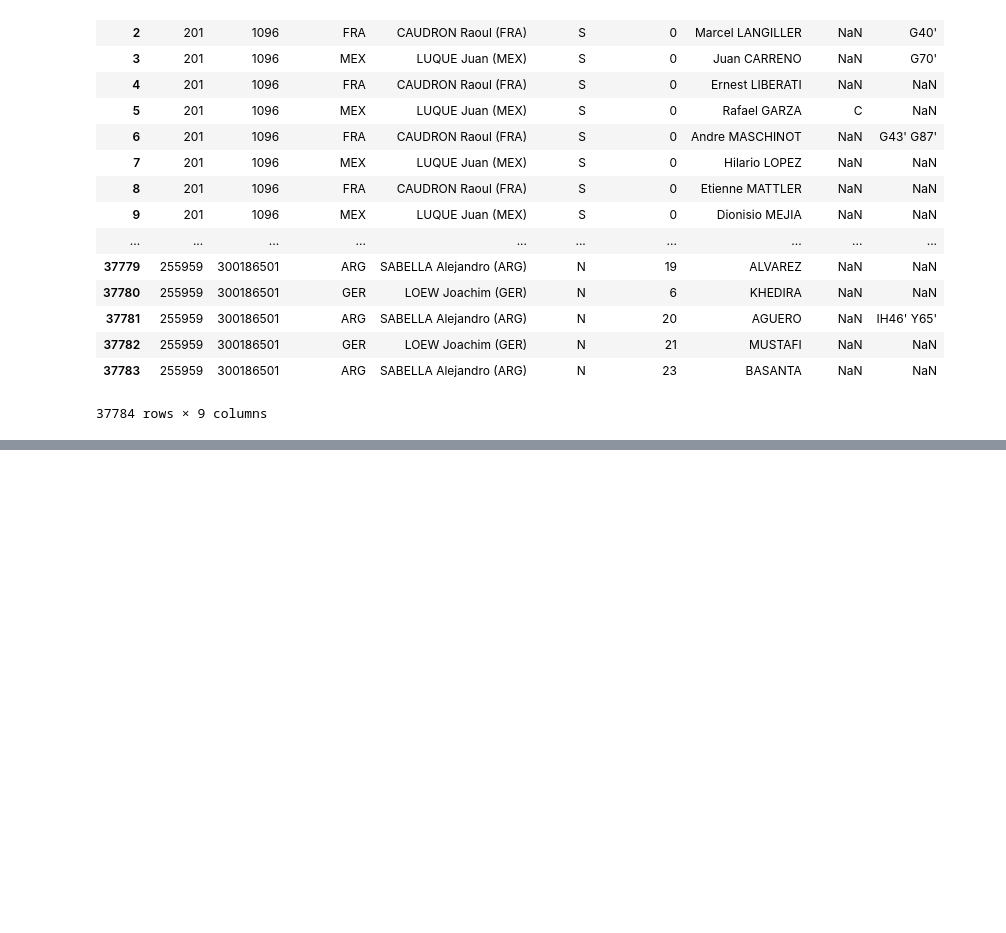
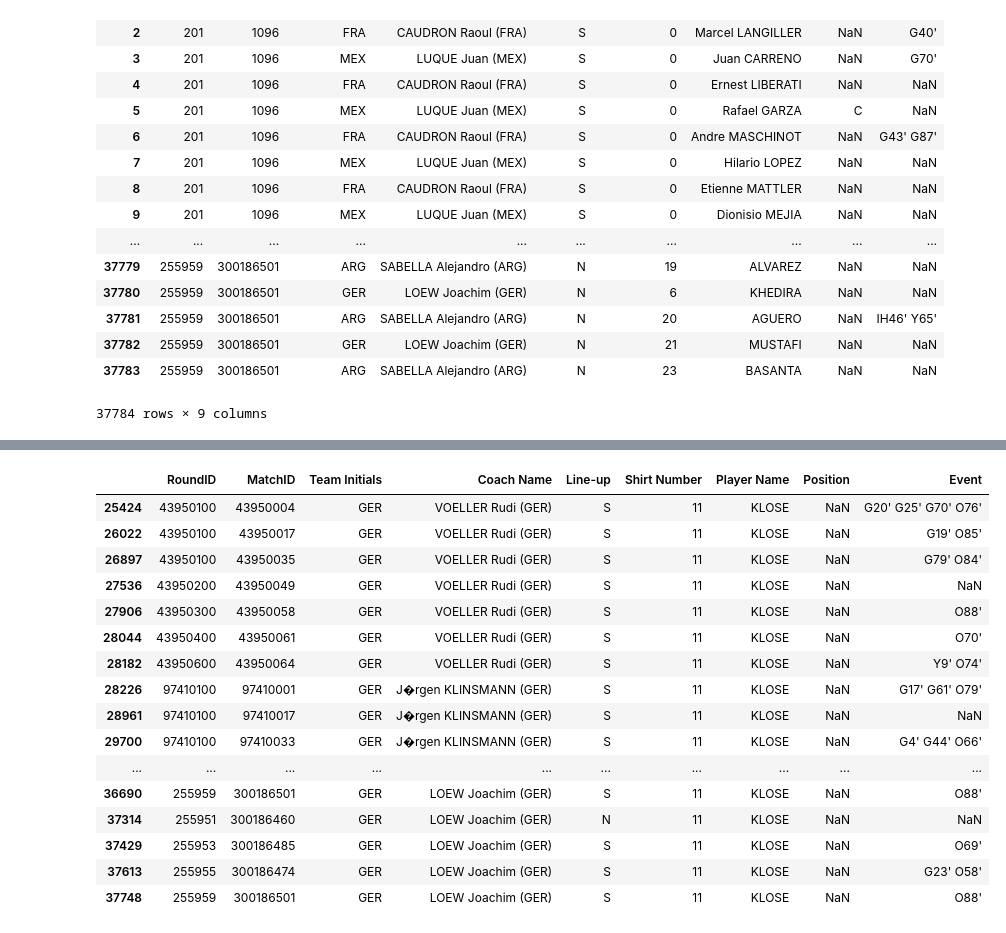
Before and after one commit to bhilprecht/ml-world-championship, a Jupyter notebook: FIFA_WM_Henrik.ipynb, the cells around one changed output, grey strips where cells are left out. Cells and saved outputs as stored; diff of their text form; code cells hidden in the pictures; blank space fills up the shorter version.

```diff
--- a/FIFA_WM_Henrik.ipynb
+++ b/FIFA_WM_Henrik.ipynb
@@ -143,0 +160,23 @@ df_events
+# %%
+# calculate total goals of every player
+players = df_players[df_players['Player Name'].str.contains("KLOSE")]
+players.groupby( [ "Player Name"] )
+players
+# %% [output]
+|  | RoundID | MatchID | Team Initials | Coach Name | Line-up | Shirt Number | Player Name | Position | Event |
+| 25424 | 43950100 | 43950004 | GER | VOELLER Rudi (GER) | S | 11 | KLOSE | NaN | G20' G25' G70' O76' |
+| 26022 | 43950100 | 43950017 | GER | VOELLER Rudi (GER) | S | 11 | KLOSE | NaN | G19' O85' |
+| 26897 | 43950100 | 43950035 | GER | VOELLER Rudi (GER) | S | 11 | KLOSE | NaN | G79' O84' |
+| 27536 | 43950200 | 43950049 | GER | VOELLER Rudi (GER) | S | 11 | KLOSE | NaN | NaN |
+| 27906 | 43950300 | 43950058 | GER | VOELLER Rudi (GER) | S | 11 | KLOSE | NaN | O88' |
+| 28044 | 43950400 | 43950061 | GER | VOELLER Rudi (GER) | S | 11 | KLOSE | NaN | O70' |
+| 28182 | 43950600 | 43950064 | GER | VOELLER Rudi (GER) | S | 11 | KLOSE | NaN | Y9' O74' |
+| 28226 | 97410100 | 97410001 | GER | J�rgen KLINSMANN (GER) | S | 11 | KLOSE | NaN | G17' G61' O79' |
+| 28961 | 97410100 | 97410017 | GER | J�rgen KLINSMANN (GER) | S | 11 | KLOSE | NaN | NaN |
+| 29700 | 97410100 | 97410033 | GER | J�rgen KLINSMANN (GER) | S | 11 | KLOSE | NaN | G4' G44' O66' |
+| ... | ... | ... | ... | ... | ... | ... | ... | ... | ... |
+| 36690 | 255959 | 300186501 | GER | LOEW Joachim (GER) | S | 11 | KLOSE | NaN | O88' |
+| 37314 | 255951 | 300186460 | GER | LOEW Joachim (GER) | N | 11 | KLOSE | NaN | NaN |
+| 37429 | 255953 | 300186485 | GER | LOEW Joachim (GER) | S | 11 | KLOSE | NaN | O69' |
+| 37613 | 255955 | 300186474 | GER | LOEW Joachim (GER) | S | 11 | KLOSE | NaN | G23' O58' |
+| 37748 | 255959 | 300186501 | GER | LOEW Joachim (GER) | S | 11 | KLOSE | NaN | O88' |
```
Also changed, not shown: parts of 8 cells of this notebook.
